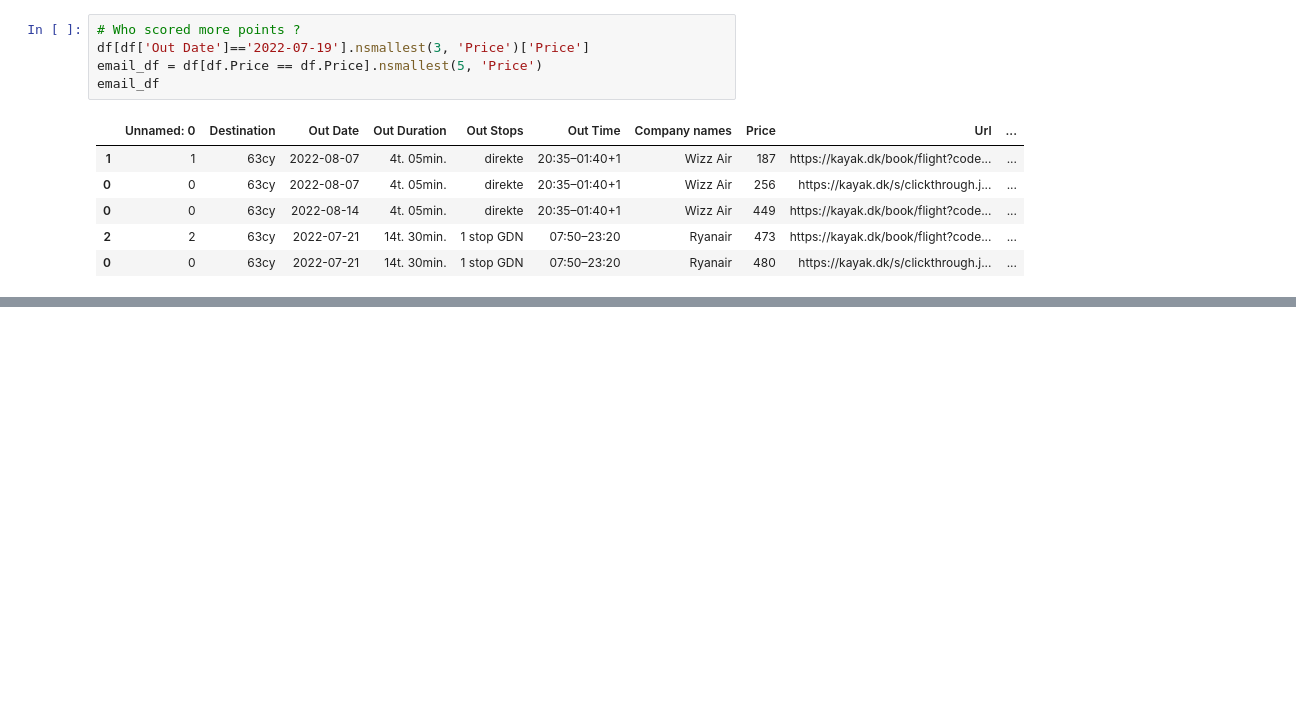
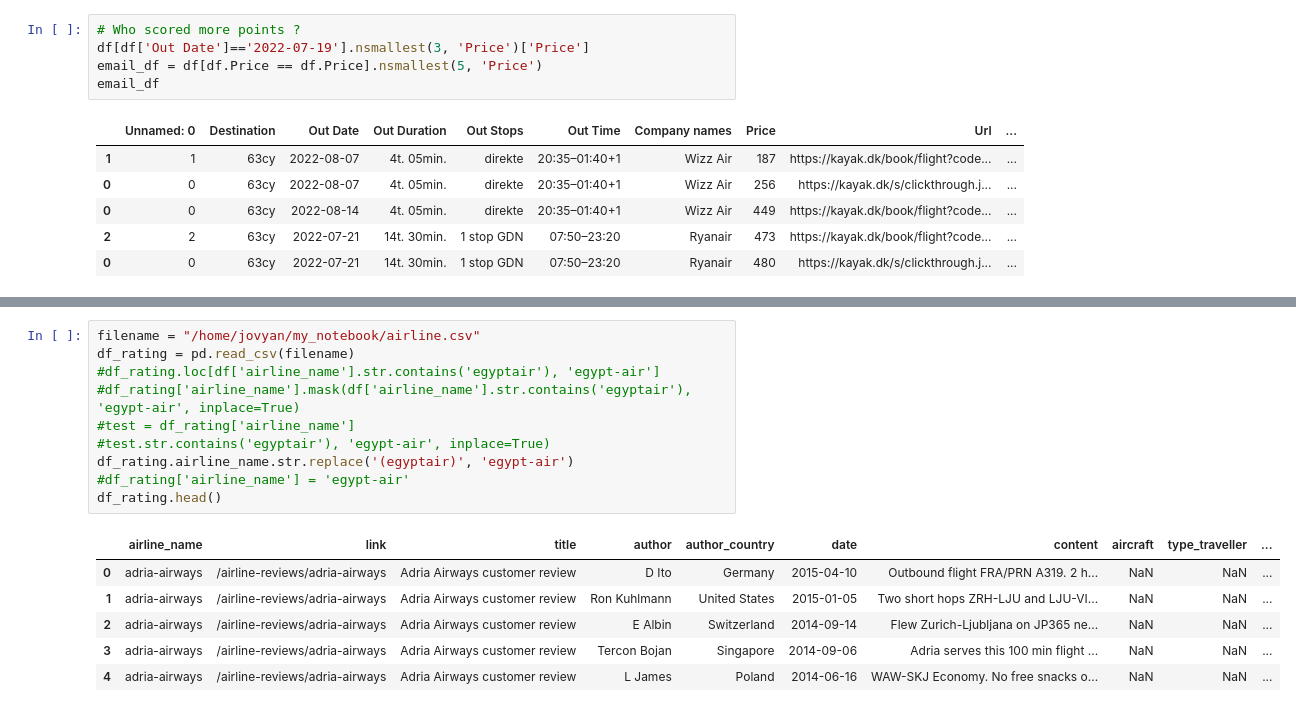
Before and after one commit to cphB-A4/Python-exam-project, a Jupyter notebook: Kayak - Cypern - 1 month.ipynb, the cells around one changed output, grey strips where cells are left out. Cells and saved outputs as stored; diff of their text form; blank space fills up the shorter version.

```diff
--- a/Kayak - Cypern - 1 month.ipynb
+++ b/Kayak - Cypern - 1 month.ipynb
@@ -367,0 +392,17 @@ email_df
+# %%
+filename = "/home/jovyan/my_notebook/airline.csv"
+df_rating = pd.read_csv(filename)
+#df_rating.loc[df['airline_name'].str.contains('egyptair'), 'egypt-air']
+#df_rating['airline_name'].mask(df['airline_name'].str.contains('egyptair'), 'egypt-air', inplace=True)
+#test = df_rating['airline_name']
+#test.str.contains('egyptair'), 'egypt-air', inplace=True)
+df_rating.airline_name.str.replace('(egyptair)', 'egypt-air')
+#df_rating['airline_name'] = 'egypt-air'
+df_rating.head()
+# %% [output]
+|  | airline_name | link | title | author | author_country | date | content | aircraft | type_traveller | ... |
+| 0 | adria-airways | /airline-reviews/adria-airways | Adria Airways customer review | D Ito | Germany | 2015-04-10 | Outbound flight FRA/PRN A319. 2 h... | NaN | NaN | ... |
+| 1 | adria-airways | /airline-reviews/adria-airways | Adria Airways customer review | Ron Kuhlmann | United States | 2015-01-05 | Two short hops ZRH-LJU and LJU-VI... | NaN | NaN | ... |
+| 2 | adria-airways | /airline-reviews/adria-airways | Adria Airways customer review | E Albin | Switzerland | 2014-09-14 | Flew Zurich-Ljubljana on JP365 ne... | NaN | NaN | ... |
+| 3 | adria-airways | /airline-reviews/adria-airways | Adria Airways customer review | Tercon Bojan | Singapore | 2014-09-06 | Adria serves this 100 min flight ... | NaN | NaN | ... |
+| 4 | adria-airways | /airline-reviews/adria-airways | Adria Airways customer review | L James | Poland | 2014-06-16 | WAW-SKJ Economy. No free snacks o... | NaN | NaN | ... |
```
Also changed, not shown: parts of 22 cells of this notebook.
